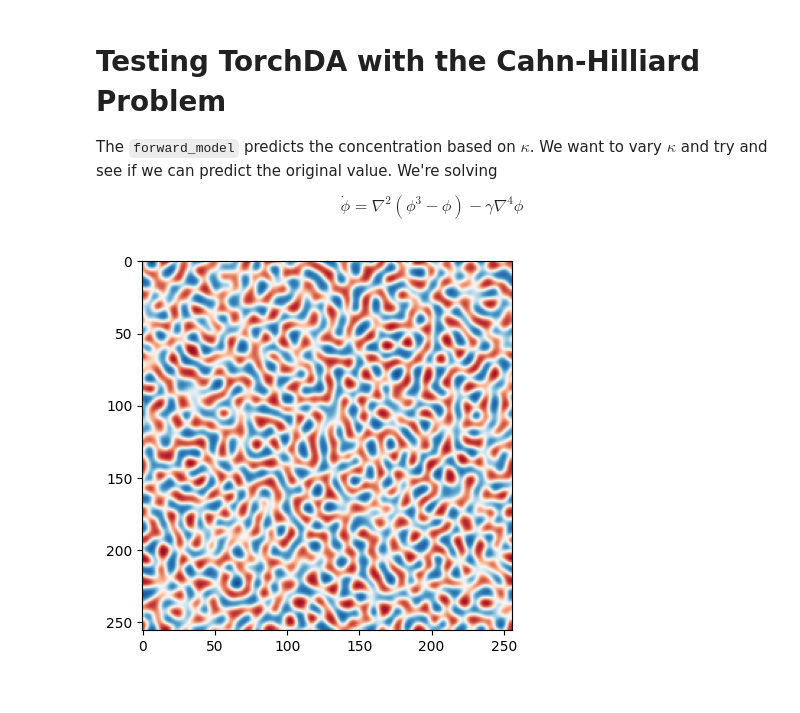
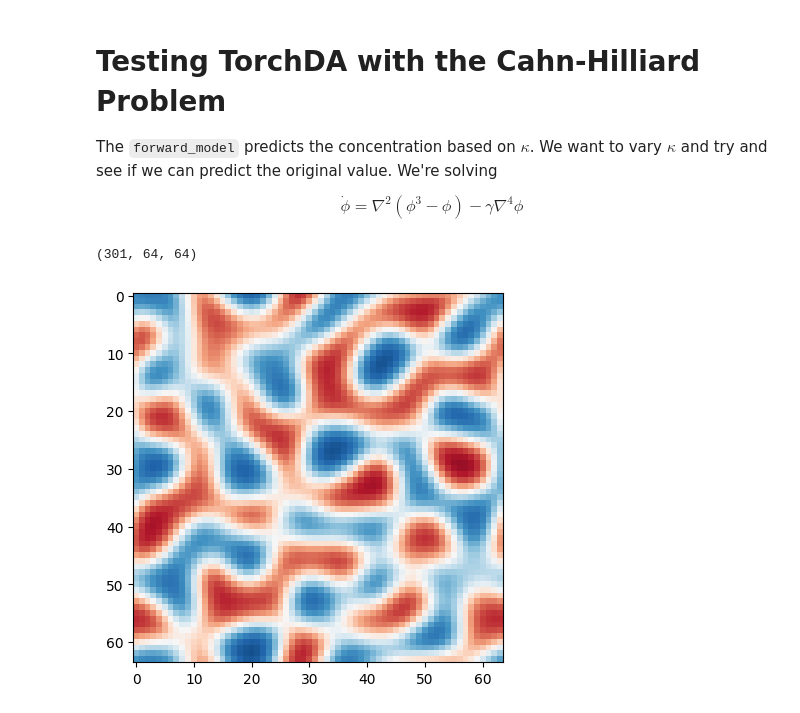
Before and after one commit to wd15/torchda, a Jupyter notebook: sandbox/02-cahn-hilliard.ipynb, the cells around one changed output. Drawn from its saved outputs; the diff is of its cells as text; code cells hidden in the pictures.

```diff
--- a/sandbox/02-cahn-hilliard.ipynb
+++ b/sandbox/02-cahn-hilliard.ipynb
@@ -12,43 +16,51 @@ from scipy.fft import fft2, ifft2
+# %%
+def initial_c(N=256, c0=0.5):
+    c = np.empty((N,N), dtype=np.float32)
+    noise = 0.1
+    rng = np.random.default_rng(12345) # the seed of random numbers generator
+    return c0 + 0.1 * rng.standard_normal(c.shape)
 # %%
 
 
-def forward_model(nsteps=100, dt=0.1, N=256, dx=1.0, c0=0.5, kappa=1.0):
-
+def forward_model(c, nsteps=100, dt=0.1, dx=1.0, kappa=1.0):
+    N = c.shape[0]
     c_hat = np.empty((N,N), dtype=np.complex64)
     dfdc_hat = np.empty((N,N), dtype=np.complex64)
-    c = np.empty((nsteps,N,N), dtype=np.float32)
-    L = N * dx
-    noise = 0.1
-    rng = np.random.default_rng(12345) # the seed of random numbers generator
-    c[0] = c0 + 0.1 * rng.standard_normal(c[0].shape)
-
     kx = ky = np.fft.fftfreq(N, d=dx)*2*np.pi
     K = np.array(np.meshgrid(kx , ky ,indexing ='ij'), dtype=np.float32)
     K2 = np.sum(K*K,axis=0, dtype=np.float32)
+
+    c_store = np.empty((nsteps + 1, N, N), dtype=np.float32)
+    c_store[0, :, :] = c
 
     # The anti-aliasing factor
     kmax_dealias = kx.max() * 2.0 / 3.0 # The Nyquist mode
     dealias = np.array((np.abs(K[0]) < kmax_dealias) * (np.abs(K[1]) < kmax_dealias ),dtype =bool)
 
     def dfdc(c):
-#        return c*3 - c
         return 2 * (c * (1 - c)**2 - (1 - c) * c**2)
 
-    c_hat[:] = fft2(c[0])
-    for i in range(1, nsteps):
-        dfdc_hat[:] = fft2(dfdc(c[i-1])) # the FT of the derivative
+    c_hat[:] = fft2(c)
+    for i in range(1, nsteps + 1):
+        dfdc_hat[:] = fft2(dfdc(c)) # the FT of the derivative
         dfdc_hat *= dealias # dealising
         c_hat[:] = (c_hat - dt * K2 * dfdc_hat) / (1 + dt * kappa * K2**2) # updating in time
-        c[i] = ifft2(c_hat).real # inverse fourier transform
+        c = ifft2(c_hat).real # inverse fourier transform
+        c_store[i, :, :] = c
 
-    return c
+    return c_store
 # %%
 
-c = forward_model(nsteps=301, kappa=2.0)
+N = 64
+kappa = 2.0
+nsteps = 300
+c0 = initial_c(N=N, c0=0.5)
+c_store = forward_model(c0, nsteps=nsteps, kappa=kappa)
 
+print(c_store.shape)
 
-plt.imshow(c[-1],cmap='RdBu_r', vmin=0.0, vmax=1.0)
-plt.savefig('cahn-hilliard-c0-%.1f.png'% c0)
+plt.imshow(c_store[-1],cmap='RdBu_r', vmin=0.0, vmax=1.0)
 plt.show()
 # %% [output]
+(301, 64, 64)
-[figure, old version]
+[figure, new version]
```
Also changed, not shown: parts of 13 cells of this notebook.
